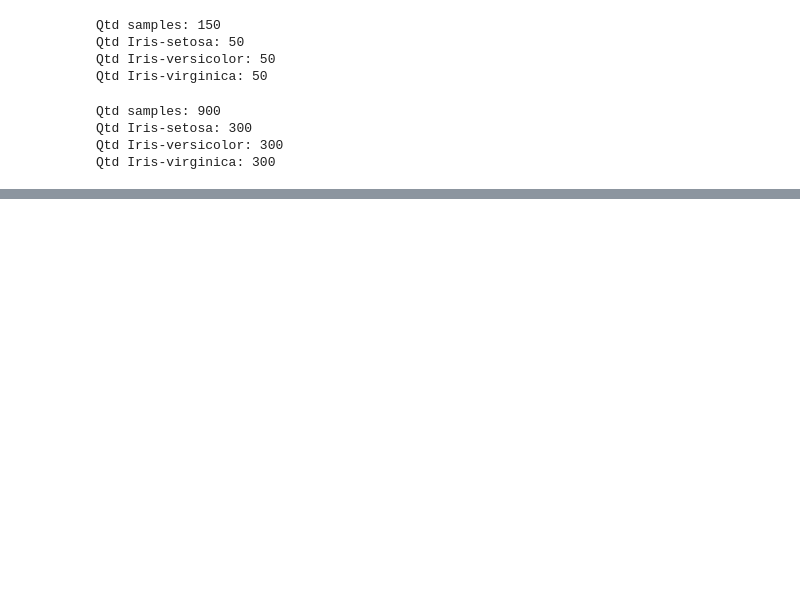
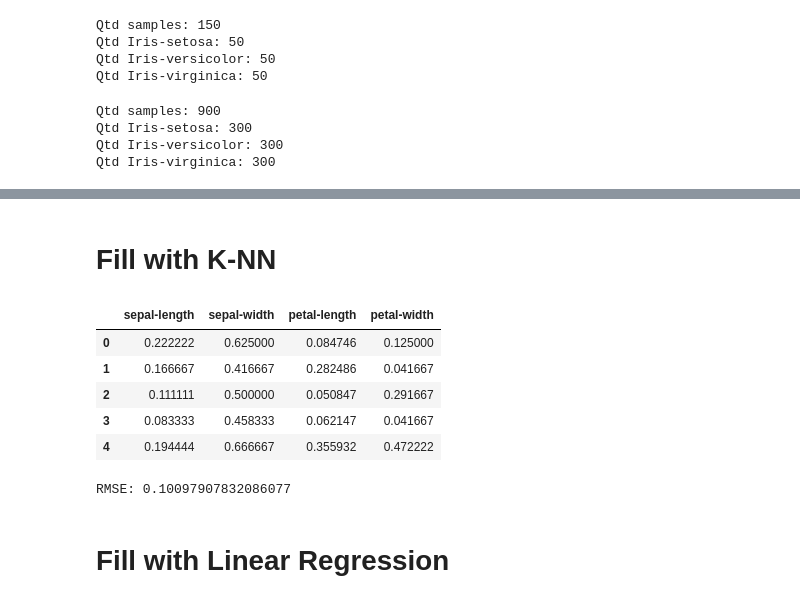
Before and after one commit to cacajr/ML, a Jupyter notebook: sampling_and_imputation.ipynb, the cells around one changed output, grey strips where cells are left out. Saved outputs shown, nothing was run; the diff lists cells and outputs as text; code cells hidden in the pictures; blank space fills up the shorter version.

```diff
--- a/sampling_and_imputation.ipynb
+++ b/sampling_and_imputation.ipynb
@@ -291,0 +335,25 @@ for feature_name, distribution in zip(new_X.columns, distributions):
+# %% [markdown]
+# Fill with K-NN
+# %%
+new_X_missing_copy = new_X_missing.copy().replace('?', np.nan)
+
+imputer = KNNImputer(n_neighbors=3)
+new_X_missing_copy = pd.DataFrame(imputer.fit_transform(new_X_missing_copy), columns=new_X_missing_copy.columns)
+
+new_X_missing_copy.head()
+# %% [output]
+|  | sepal-length | sepal-width | petal-length | petal-width |
+| 0 | 0.222222 | 0.625000 | 0.084746 | 0.125000 |
+| 1 | 0.166667 | 0.416667 | 0.282486 | 0.041667 |
+| 2 | 0.111111 | 0.500000 | 0.050847 | 0.291667 |
+| 3 | 0.083333 | 0.458333 | 0.062147 | 0.041667 |
+| 4 | 0.194444 | 0.666667 | 0.355932 | 0.472222 |
+# %%
+MSE = np.square(np.subtract(X.values, new_X_missing_copy.values)).mean()
+RMSE = np.sqrt(MSE)
+
+print('RMSE:', RMSE)
+# %% [output]
+RMSE: 0.10097907832086077
+# %% [markdown]
+# Fill with Linear Regression
```
Also changed, not shown: parts of 12 cells of this notebook, 1 other file.
